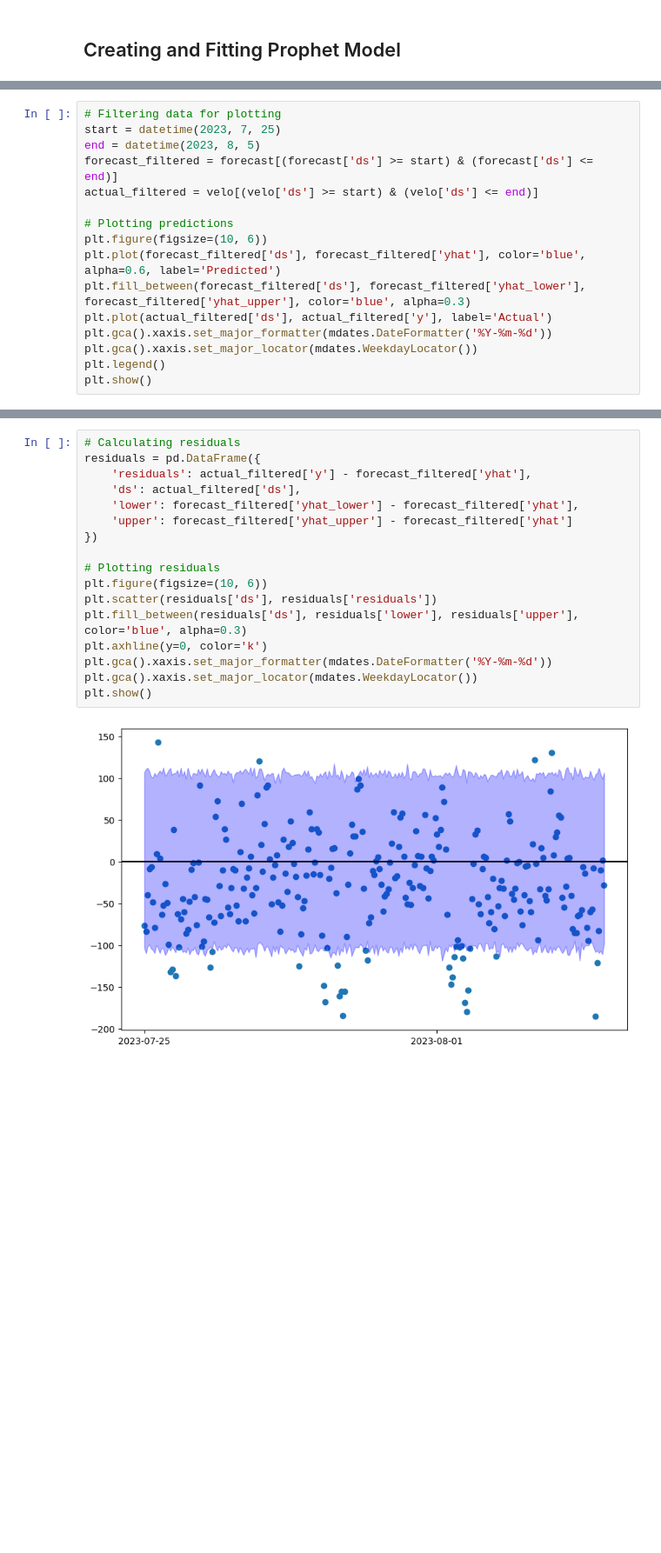
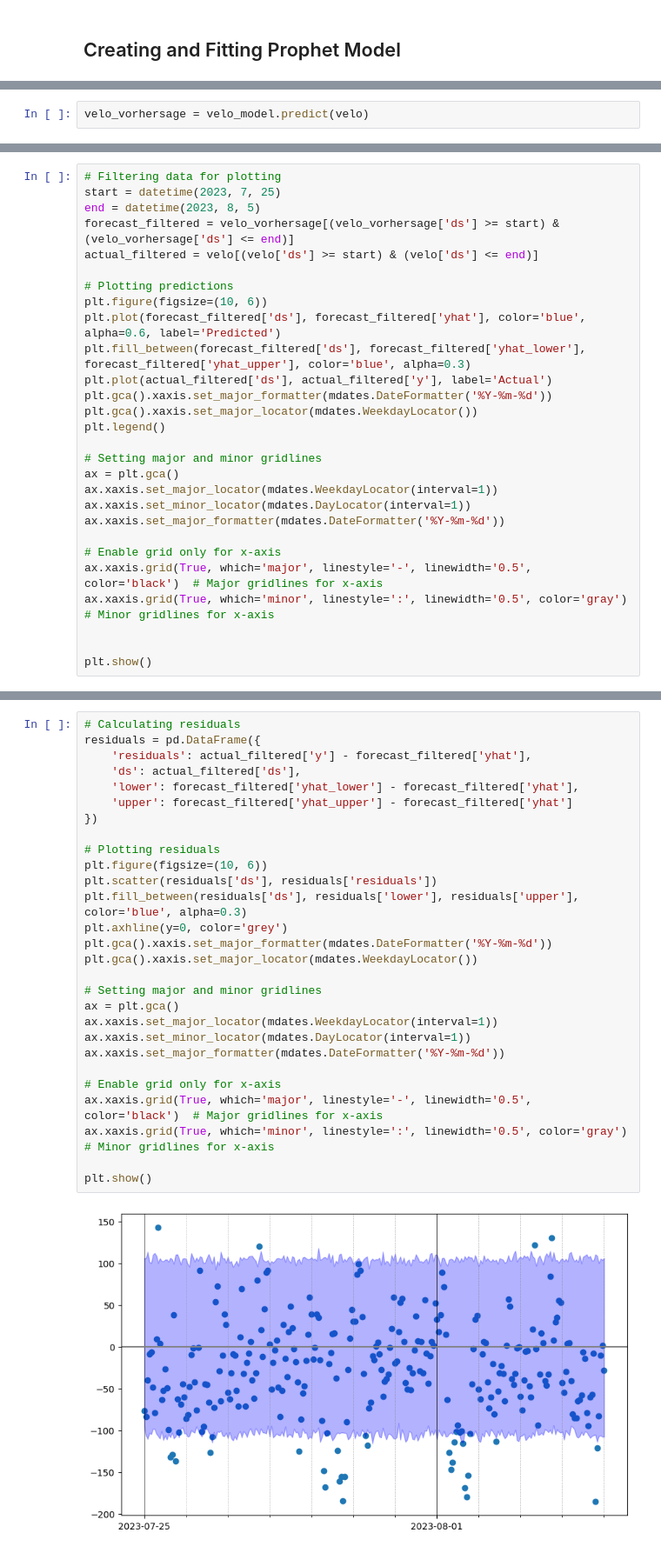
Before and after one commit to curdon/velo-prophet, a Jupyter notebook: Datenanalyse/Code/02-Zeitreihenanalyse.ipynb, the cells around one changed output, grey strips where cells are left out. Shown: that part at 87% size. Drawn from its saved outputs; the diff is of its cells as text; blank space fills up the shorter version.

Commit message:
change plots

```diff
--- a/Datenanalyse/Code/02-Zeitreihenanalyse.ipynb
+++ b/Datenanalyse/Code/02-Zeitreihenanalyse.ipynb
@@ -33,0 +30,2 @@ forecast = velo_model.predict(future)
+# %%
+velo_vorhersage = velo_model.predict(velo)
@@ -35,7 +41,7 @@ forecast = velo_model.predict(future)
 # Filtering data for plotting
 start = datetime(2023, 7, 25)
 end = datetime(2023, 8, 5)
-forecast_filtered = forecast[(forecast['ds'] >= start) & (forecast['ds'] <= end)]
+forecast_filtered = velo_vorhersage[(velo_vorhersage['ds'] >= start) & (velo_vorhersage['ds'] <= end)]
 actual_filtered = velo[(velo['ds'] >= start) & (velo['ds'] <= end)]
 
 # Plotting predictions
@@ -46,5 +52,17 @@ plt.plot(actual_filtered['ds'], actual_filtered['y'], label='Actual')
 plt.gca().xaxis.set_major_formatter(mdates.DateFormatter('%Y-%m-%d'))
 plt.gca().xaxis.set_major_locator(mdates.WeekdayLocator())
 plt.legend()
+
+# Setting major and minor gridlines
+ax = plt.gca()
+ax.xaxis.set_major_locator(mdates.WeekdayLocator(interval=1))
+ax.xaxis.set_minor_locator(mdates.DayLocator(interval=1))
+ax.xaxis.set_major_formatter(mdates.DateFormatter('%Y-%m-%d'))
+
+# Enable grid only for x-axis
+ax.xaxis.grid(True, which='major', linestyle='-', linewidth='0.5', color='black')  # Major gridlines for x-axis
+ax.xaxis.grid(True, which='minor', linestyle=':', linewidth='0.5', color='gray')  # Minor gridlines for x-axis
+
+
 plt.show()
 # %% [output]
@@ -54,19 +74,30 @@ plt.show()
 # %%
 # Calculating residuals
 residuals = pd.DataFrame({
     'residuals': actual_filtered['y'] - forecast_filtered['yhat'],
     'ds': actual_filtered['ds'],
     'lower': forecast_filtered['yhat_lower'] - forecast_filtered['yhat'],
     'upper': forecast_filtered['yhat_upper'] - forecast_filtered['yhat']
 })
 
 # Plotting residuals
 plt.figure(figsize=(10, 6))
 plt.scatter(residuals['ds'], residuals['residuals'])
 plt.fill_between(residuals['ds'], residuals['lower'], residuals['upper'], color='blue', alpha=0.3)
-plt.axhline(y=0, color='k')
+plt.axhline(y=0, color='grey')
 plt.gca().xaxis.set_major_formatter(mdates.DateFormatter('%Y-%m-%d'))
 plt.gca().xaxis.set_major_locator(mdates.WeekdayLocator())
+
+# Setting major and minor gridlines
+ax = plt.gca()
+ax.xaxis.set_major_locator(mdates.WeekdayLocator(interval=1))
+ax.xaxis.set_minor_locator(mdates.DayLocator(interval=1))
+ax.xaxis.set_major_formatter(mdates.DateFormatter('%Y-%m-%d'))
+
+# Enable grid only for x-axis
+ax.xaxis.grid(True, which='major', linestyle='-', linewidth='0.5', color='black')  # Major gridlines for x-axis
+ax.xaxis.grid(True, which='minor', linestyle=':', linewidth='0.5', color='gray')  # Minor gridlines for x-axis
+
 plt.show()
 # %% [output]
-[figure, old version]
+[figure, new version]
```
Also changed, not shown: parts of 12 cells of this notebook.
